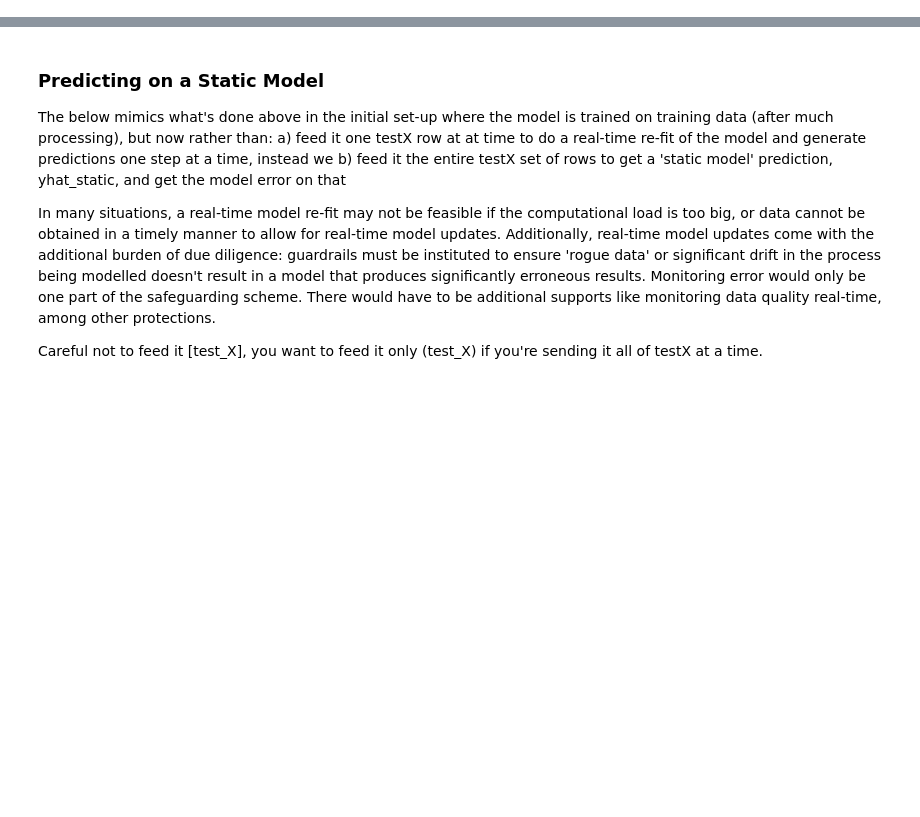
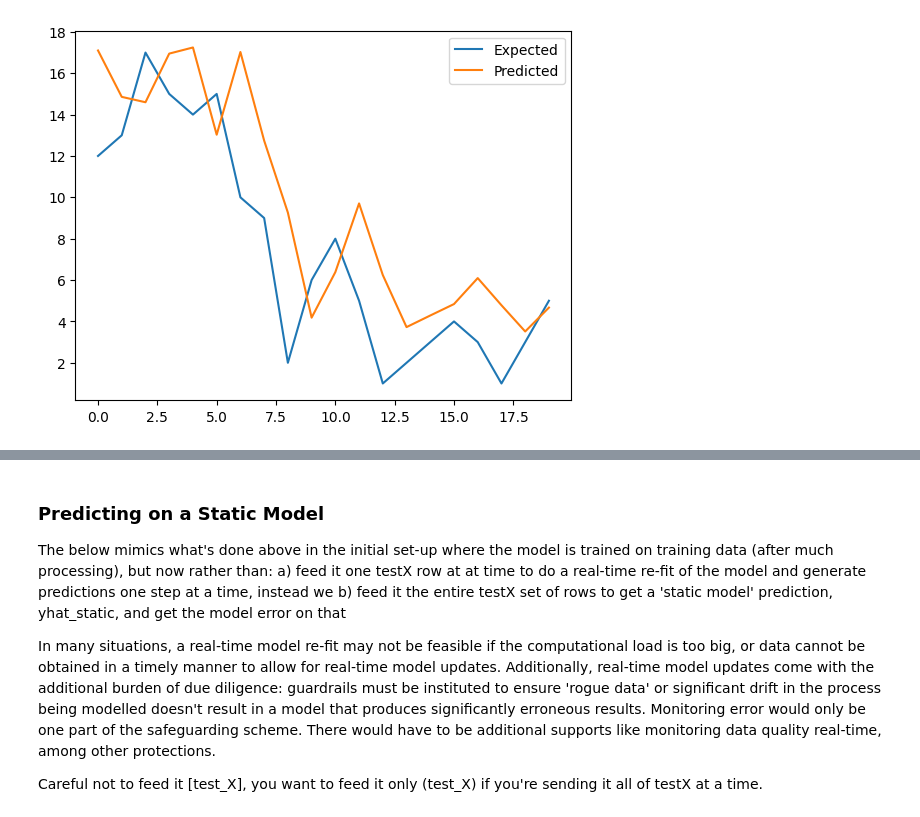
Before and after one commit to ValerieDier/multivariate_timeseries_forecasting_dengue, a Jupyter notebook: notebooks/rf_trial_nlags_UV.ipynb, the cells around one changed output, grey strips where cells are left out. Saved outputs shown, nothing was run; the diff lists cells and outputs as text; code cells hidden in the pictures; blank space fills up the shorter version.

Commit message:
ran tests to examine MAE impact; about to try gridsearch on MV file

```diff
--- a/notebooks/rf_trial_nlags_UV.ipynb
+++ b/notebooks/rf_trial_nlags_UV.ipynb
@@ -147,0 +166,92 @@ MAE: 2.698
+# %%
+# forecast weekly dengue cases
+import numpy as np
+from numpy import asarray
+from pandas import read_csv
+from pandas import DataFrame
+from pandas import concat
+from sklearn.metrics import mean_absolute_error
+from sklearn.ensemble import RandomForestRegressor
+from matplotlib import pyplot
+
+# transform a time series dataset into a supervised learning dataset
+def series_to_supervised(data, n_in=1, n_out=1, dropnan=True):
+	n_vars = 1 if type(data) is list else data.shape[1]
+	df = DataFrame(data)
+	cols = list()
+	# input sequence (t-n, ... t-1)
+	for i in range(n_in, 0, -1):
+		cols.append(df.shift(i))
+	# forecast sequence (t, t+1, ... t+n)
+	for i in range(0, n_out):
+		cols.append(df.shift(-i))
+	# put it all together
+	agg = concat(cols, axis=1)
+	# drop rows with NaN values
+	if dropnan:
+		agg.dropna(inplace=True)
+	return agg.values
+
+# split a univariate dataset into train/test sets
+# you get all of the columns, so all the y's at time lags (however many you've set) and the y at time t
+def train_test_split(data, n_test):
+	return data[:-n_test, :], data[-n_test:, :]
+
+# fit random forest model and make a one step prediction
+def random_forest_forecast(train, testX):
+	# transform list into array
+	train = asarray(train)
+	# split into input and output columns
+	# i.e. input is lagged y's, output is y(t)
+	trainX, trainy = train[:, :-1], train[:, -1]
+	# fit model
+	model = RandomForestRegressor(n_estimators=1000)
+	model.fit(trainX, trainy)
+	# make a one-step prediction
+	yhat = model.predict([testX])
+	return yhat[0]
+
+# walk-forward validation for univariate data
+def walk_forward_validation(data, n_test):
+	predictions = list()
+	# split dataset
+	train, test = train_test_split(data, n_test)
+	# seed history with training dataset
+	history = [x for x in train]
+	# step over each time-step in the test set
+	for i in range(len(test)):
+		# split test row into input and output columns
+		testX, testy = test[i, :-1], test[i, -1]
+		# fit model on history and make a prediction
+		yhat = random_forest_forecast(history, testX)
+		# store forecast in list of predictions
+		predictions.append(yhat)
+		# add actual observation to history for the next loop
+		history.append(test[i])
+		# summarize progress
+		print('>expected=%.1f, predicted=%.1f' % (testy, yhat))
+	# estimate prediction error
+	error = mean_absolute_error(test[:, -1], predictions)
+	return error, test[:, -1], predictions
+
+# load the dataset
+# Set print options to display more rows and columns
+np.set_printoptions(threshold=np.inf, linewidth=np.inf)
+
+sj_df = read_csv('sj_df.csv', header=0, index_col=0)
+sj_df_cases = sj_df['total_cases']
+sj_df_cases_list = sj_df_cases.values.astype('float32').tolist()
+print(f"Raw total_cases: {sj_df_cases_list}")
+# transform the time series data into supervised learning
+data = series_to_supervised(sj_df_cases_list, n_in=1) # one time lag for my univariate set-up
+# a red flag is if you're doing a univariate timeseries with lag 1 and you're getting more than 2 columns when this prints
+print(f"With lagged input as first column: \n{data}")
+# evaluate
+mae, y, yhat = walk_forward_validation(data, 20)
+print('MAE: %.3f' % mae)
+# plot expected vs predicted
+pyplot.plot(y, label='Expected')
+pyplot.plot(yhat, label='Predicted')
+pyplot.legend()
+pyplot.show()
+# %% [output]
@@ -147,0 +275 @@ MAE: 2.698
+[figure, added]
```
Also changed, not shown: parts of 19 cells of this notebook, 1 other file.
